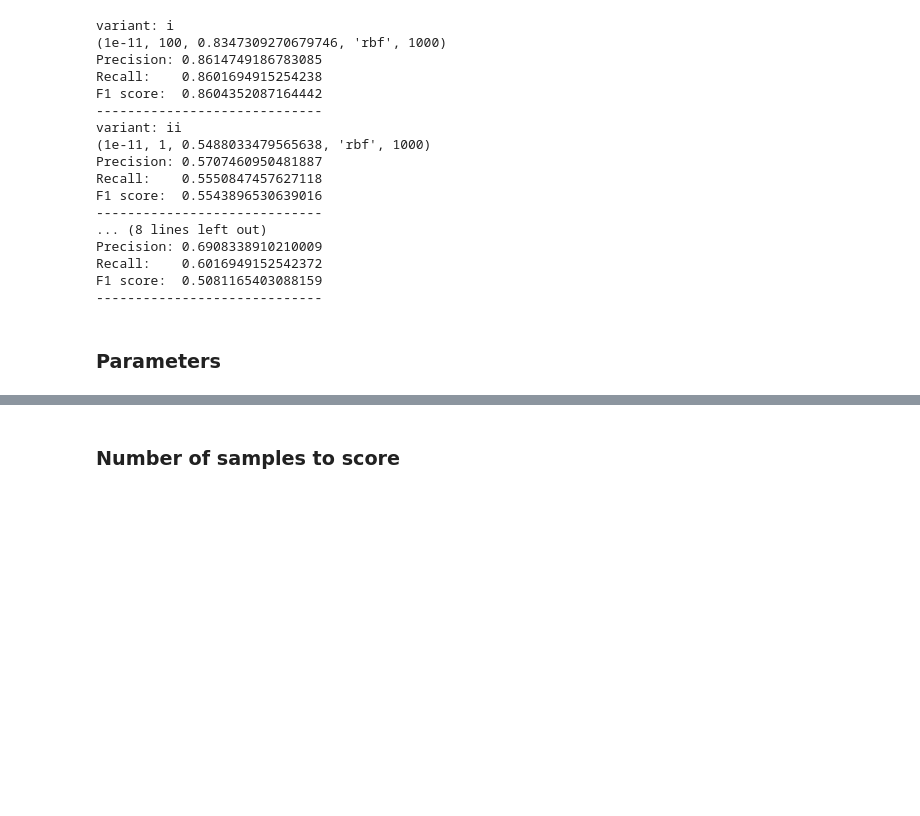
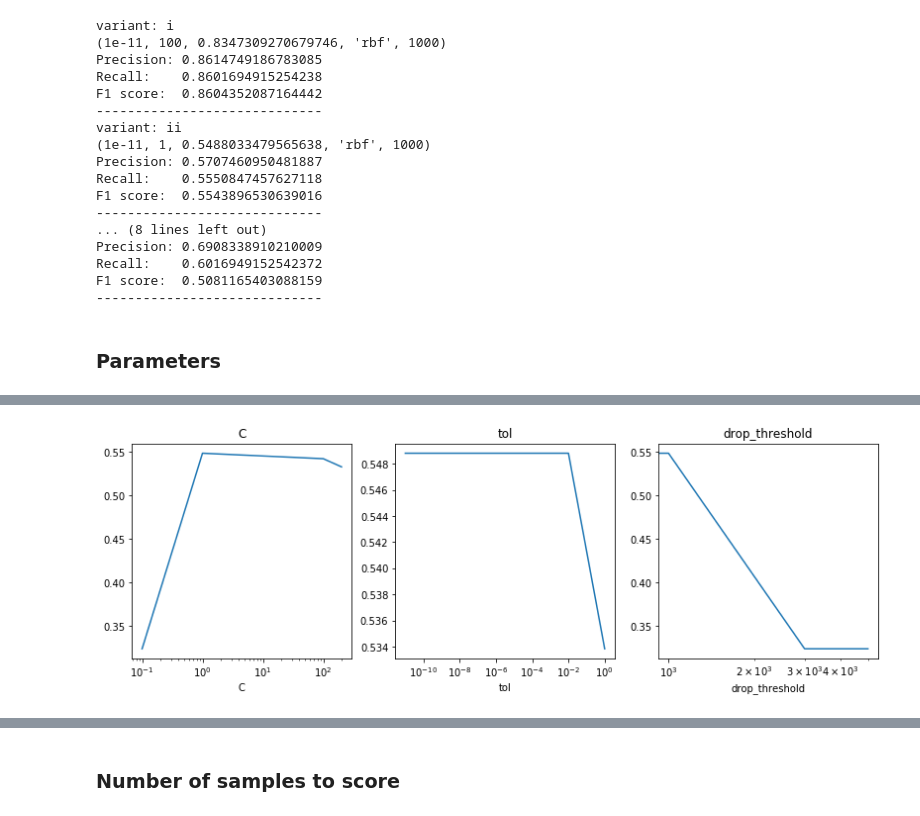
Before and after one commit to Porcupine96/nlp, a Jupyter notebook: lab8/lab8.ipynb, the cells around one changed output, grey strips where cells are left out. Cells and saved outputs as stored; diff of their text form; code cells hidden in the pictures; blank space fills up the shorter version.

```diff
--- a/lab8/lab8.ipynb
+++ b/lab8/lab8.ipynb
@@ -119,0 +125,5 @@ F1 score:  0.5081165403088159
+# %%
+_, _, _, metrics = results['ii']
+plot_metrics_for(metrics)
+# %% [output]
+[figure, added]
```
Also changed, not shown: parts of 5 cells of this notebook, 3 other files.
